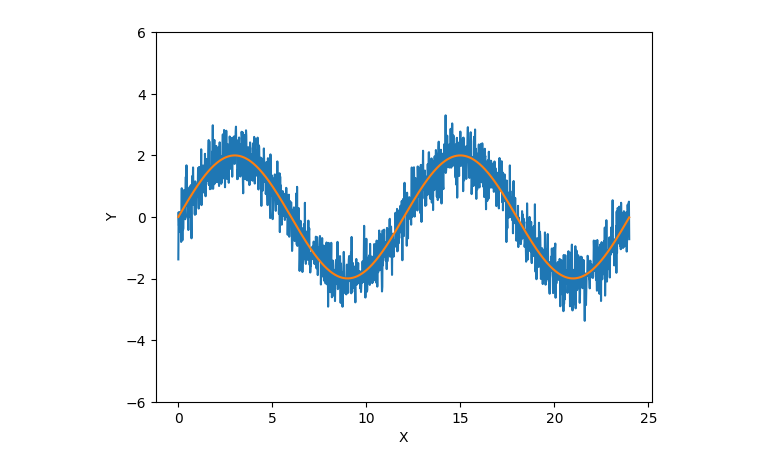
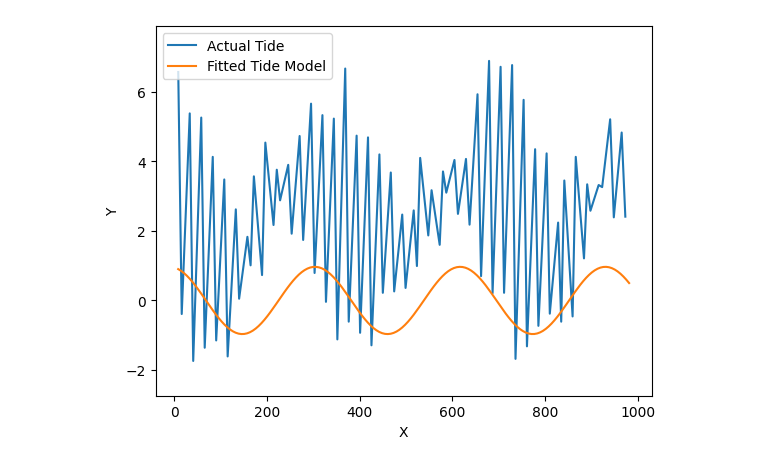
Before and after one commit to kvanarsd/Group-Project, a Jupyter notebook: Group Project.ipynb, the cells around one changed output. Drawn from its saved outputs; the diff is of its cells as text; code cells hidden in the pictures.

Commit message:
Functions working but not correct

```diff
--- a/Group Project.ipynb
+++ b/Group Project.ipynb
@@ -19,7 +19,16 @@ h = []
 # create arrays for day, time, and height
 for line in lines:
     day, time, height = line.split()
-    d.append(day)
+    d.append(int(day))
     t.append(time)
-    h.append(height)
+    h.append(float(height))
+
+# convert to hours
+t = np.array([int(time.split(':')[0]) + int(time.split(':')[1]) / 60 for time in t])
+
+i = 0;
+for days in d:
+    day = (days - 1) * 24;
+    t[i] += day
+    i += 1
 # %%
@@ -47,25 +36,23 @@ x = np.arange(8, 984, 6.2)
 # %%
-time_values = np.arange(0, 24 * 60, 1)
-actual_tide_values = 2 * np.sin(2 * np.pi / (12 * 60) * time_values) + 0.5 * np.random.normal(size=len(time_values))
+actual_tide_values = np.array(h)
 
-# Function to model tide variation
+initial_guess = [(max(actual_tide_values) - min(actual_tide_values)) / 2, 2 * np.pi / np.mean(t), 0]
+
 def tide_function(time, amplitude, frequency, phase_shift):
     return amplitude * np.sin(frequency * time + phase_shift)
 
-# Fit the model to the data
-params, covariance = curve_fit(tide_function, time_values, actual_tide_values, p0=[1, 2 * np.pi / (12 * 60), 0])
+params, covariance = curve_fit(tide_function, t, actual_tide_values, p0=initial_guess)
 
-# Generate tide values using the fitted parameters
-fitted_tide_values = tide_function(time_values, *params)
+fitted_tide_values = tide_function(x, *params)
 # %%
-# placeholder text
 plt.figure()
-plt.plot(time_values / 60, actual_tide_values, label='Actual Tide')
-plt.plot(time_values / 60, fitted_tide_values, label='Fitted Tide Model')
-plt.ylim(-6, 6)
+plt.plot(t, actual_tide_values, label='Actual Tide')
+plt.plot(x, fitted_tide_values, label='Fitted Tide Model')
+plt.ylim(min(actual_tide_values) - 1, max(actual_tide_values) + 1)
 plt.xlabel("X")
 plt.ylabel("Y")
-plt.savefig("demo.png", facecolor="m")
+plt.legend()
+# plt.savefig("Waves.png")
 plt.show()
 # %% [output]
-[figure, old version]
+[figure, new version]
```
Also changed, not shown: parts of 1 cell of this notebook.
